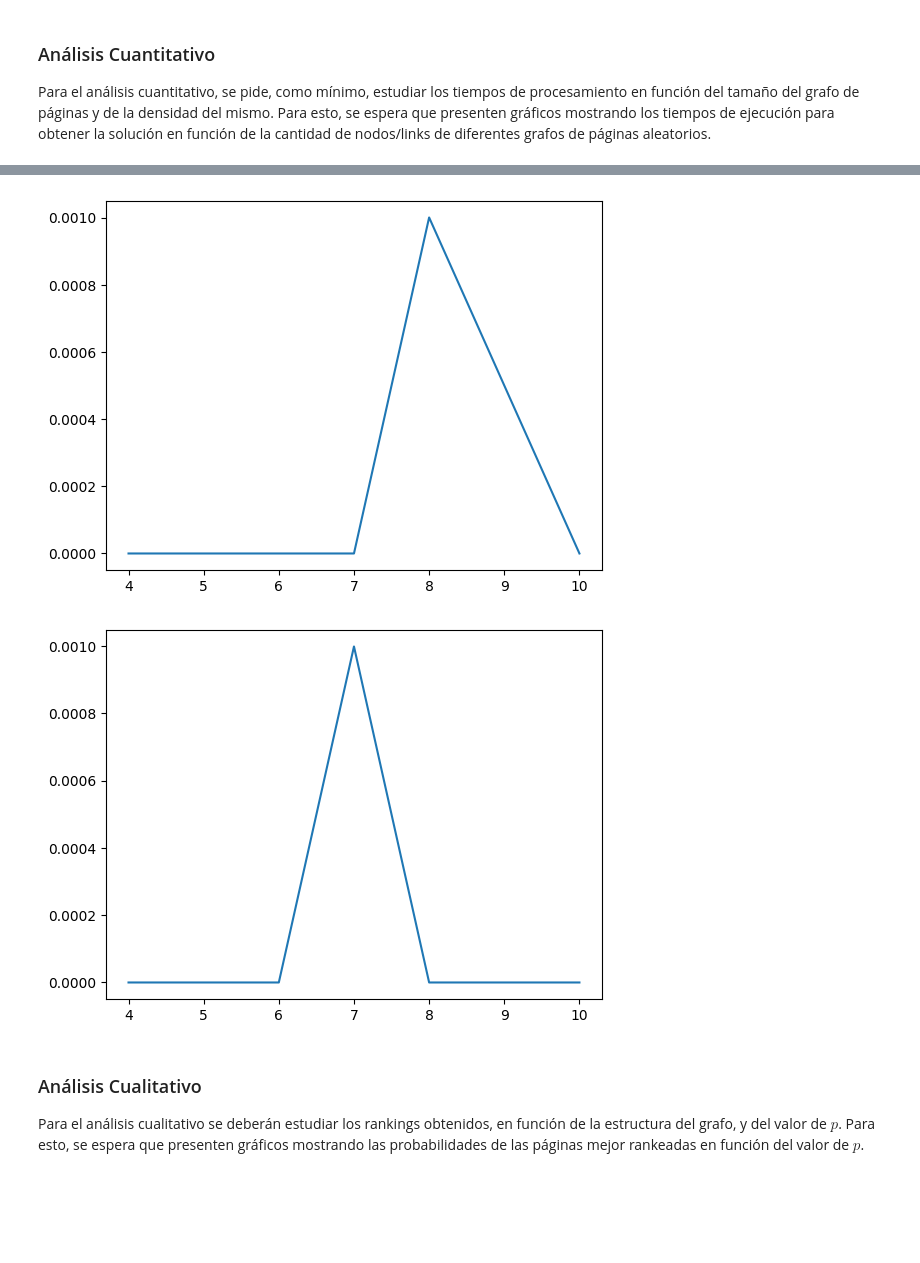
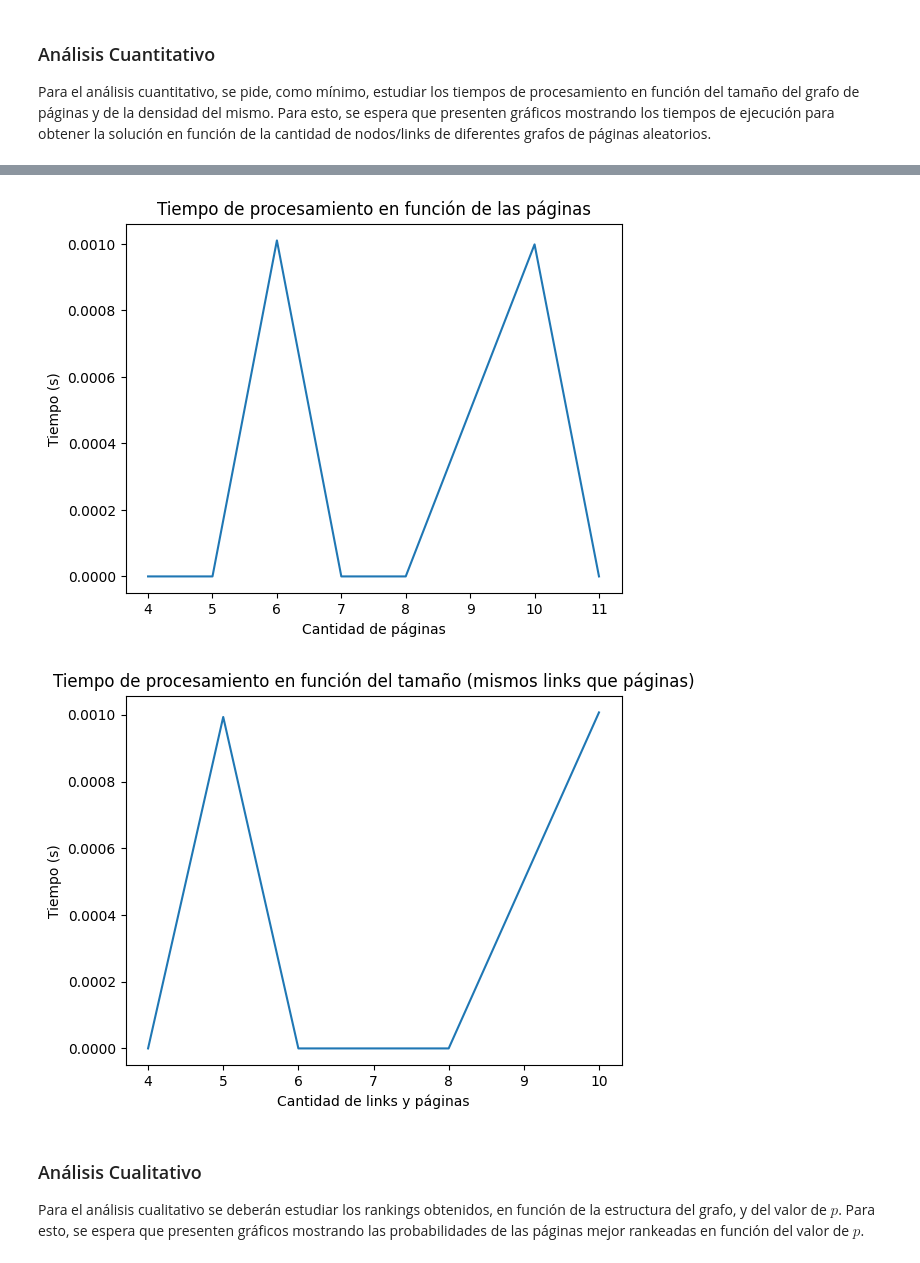
Before and after one commit to r3ch1rd/TP1alc, a Jupyter notebook: grupo_XX_TP1.ipynb, the cells around one changed output, grey strips where cells are left out. Cells and saved outputs as stored; diff of their text form; code cells hidden in the pictures; blank space fills up the shorter version.

```diff
--- a/grupo_XX_TP1.ipynb
+++ b/grupo_XX_TP1.ipynb
@@ -341,8 +377,10 @@ pag_3 = np.array([[0,0,0,0,1,0],[0,0,0,1,0,0],[1,0,0,1,0,1],[1,0,0,0,0,0],[1,0,0
 pag_4 = np.array([[0,0,0,1,0,0,0],[0,0,0,0,0,0,1],[0,0,0,0,1,0,0],[0,0,1,0,0,0,0],[0,0,0,0,0,0,1],[0,0,0,0,0,0,1],[1,0,0,0,0,0,0]]) #7 pag, 7 links
 pag_5 = np.array([[0,0,0,1,0,0,0,0],[0,0,0,0,0,0,1,0],[0,0,0,0,1,0,0,0],[0,0,1,0,0,0,0,0],[0,0,1,0,0,0,0,0],[0,0,0,0,0,0,1,0],[1,0,0,0,0,0,0,0],[0,0,0,0,0,0,0,0]]) #8 pag, 7 links
 pag_6 = np.array([[0,0,0,1,0,0,0,0,0,0],[0,0,0,0,0,0,0,0,0,0],[0,0,0,0,1,0,0,0,0,0],[0,0,1,0,0,0,0,0,0,0],[0,0,1,0,0,0,0,0,0,0],[0,0,0,0,0,0,1,0,0,0],[1,0,0,0,0,0,0,0,0,0],[0,0,0,0,0,0,0,0,0,0],[0,0,0,0,1,0,0,0,0,0],[0,0,0,0,0,0,0,0,0,0]]) #10 pag, 7 links
+pag_7 = np.array([[0,0,0,1,0,0,0,0,0,0,0],[0,0,0,0,0,0,0,0,0,0,0],[0,0,0,0,0,1,0,0,0,0,0],[0,0,0,1,0,0,0,0,0,0,0],[0,0,1,0,0,0,0,0,0,0,0],[0,0,0,0,0,0,1,0,0,0,0],[1,0,0,0,0,0,0,0,0,0,0],[0,0,0,0,0,0,0,0,0,0,0],[0,0,0,0,0,1,0,0,0,0,0],[0,0,0,0,0,0,0,0,0,0,0],[0,0,0,0,0,0,0,0,0,0,0]]) #10 pag, 7 links
 
-lista_pag = [pag_1,pag_2,pag_3,pag_4,pag_5,pag_6]
+
+lista_pag = [pag_1,pag_2,pag_3,pag_4,pag_5,pag_6,pag_7]
 
 #Por último aumentamos páginas y links simultaneamente
 ambas_1 = np.array([[0,1,0,0],[0,0,0,1],[1,0,0,0],[0,0,1,0]]) #4 pag, 4 links
@@ -392,17 +433,23 @@ plt.show()
 # %%
 #Gráfico tiempo n función de la cantidad de pag
 fig, ax = plt.subplots()
+plt.title('Tiempo de procesamiento en función de las páginas')
+plt.xlabel("Cantidad de páginas")
+plt.ylabel("Tiempo (s)")
 ax.plot(cant_pag,time_pag)
 plt.show()
 # %% [output]
-[figure, old version]
+[figure, new version]
 # %%
-#Gráfico tiempo n función de la cantidad de pag
+#Gráfico tiempo en función de la cantidad de páginas y links
 fig, ax = plt.subplots()
+plt.title('Tiempo de procesamiento en función del tamaño (mismos links que páginas)')
+plt.xlabel("Cantidad de links y páginas")
+plt.ylabel("Tiempo (s)")
 ax.plot(cant_ambas,time_ambas)
 plt.show()
 # %% [output]
-[figure, old version]
+[figure, new version]
 # %% [markdown]
 ### Análisis Cualitativo
 
```
Also changed, not shown: parts of 47 cells of this notebook.
